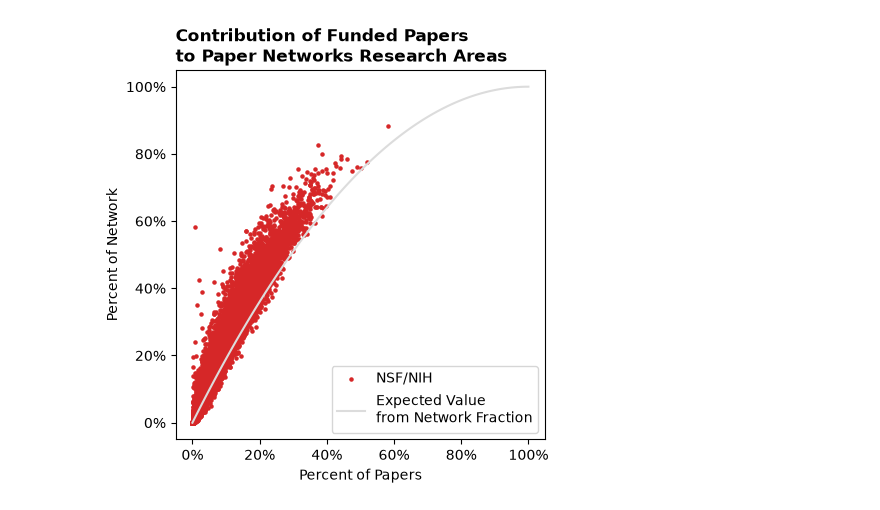
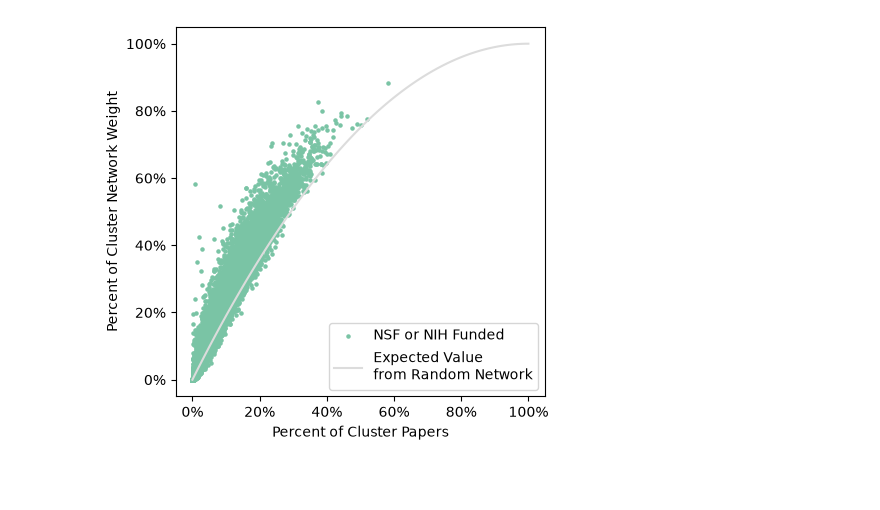
Before and after one commit to georgetown-cset/research_cluster_extreme_growth_classifier, a Jupyter notebook: scripts/Basic Network Plots.ipynb, the cells around one changed output. Cells and saved outputs as stored; diff of their text form; code cells hidden in the pictures; blank space fills up the shorter version.

```diff
--- a/scripts/Basic Network Plots.ipynb
+++ b/scripts/Basic Network Plots.ipynb
@@ -29,6 +29,7 @@ from sklearn.linear_model import LinearRegression
 import statsmodels.api as sm
 # %%
 cset_colors = ['#1f77b4', '#ff7f0e', '#2ca02c', '#d62728', '#9467bd', '#8c564b', '#e377c2', '#7f7f7f', '#bcbd22', '#17becf']
+cset_colors = ["#0B1F41","#003DA6","#B53A6D","#7AC4A5","#F17F4C","#15AFD0","#839DC5","#E5BF21"]
 # %%
 client = bigquery.Client()
 # %%
@@ -306,7 +311,7 @@ size = 5
 
 x1 = network_stats['frac_nodes_nsfnih']
 y1 = network_stats['frac_weight_nsfnih']
-plt.scatter(x1, y1, c=cset_colors[3], s = size, label='NSF/NIH')
+plt.scatter(x1, y1, c=cset_colors[3], s = size, label='NSF or NIH Funded')
 
 x2 = network_stats['frac_nodes_nih']
 y2 = network_stats['frac_weight_nih']
@@ -319,35 +324,35 @@ y3 = network_stats['frac_weight_nsf']
 # Non Funded papers
 
 x11 = network_stats['frac_nodes_nonnsfnih']
 y11 = network_stats['frac_weight_nonnsfnih']
 #plt.scatter(x11, y11, c=cset_colors[4], s = size, label='Non NSF/NIH')
 
 x22 = network_stats['frac_nodes_nonnih']
 y22 = network_stats['frac_weight_nonnih']
 #plt.scatter(x22, y22, c=cset_colors[4], s = size, label='Non NIH')
 
 x33 = network_stats['frac_nodes_nonnsf']
 y33 = network_stats['frac_weight_nonnsf']
 #plt.scatter(x33, y33, c=cset_colors[5], s = size, label='Non NSF')
 
 x_pred = np.linspace(0,1,100)
 y_pred = x_pred * (2-x_pred)
 
-plt.plot(x_pred, y_pred, c='gainsboro', label='Expected Value\nfrom Network Fraction')
-plt.xlabel('Percent of Papers')
-plt.ylabel('Percent of Network')
+plt.plot(x_pred, y_pred, c='gainsboro', label='Expected Value\nfrom Random Network')
+plt.xlabel('Percent of Cluster Papers')
+plt.ylabel('Percent of Cluster Network Weight')
 
 plt.gca().xaxis.set_major_formatter(mtick.PercentFormatter(xmax=1.0))
 plt.gca().yaxis.set_major_formatter(mtick.PercentFormatter(xmax=1.0))
 
-plt.title('Contribution of Funded Papers\nto Paper Networks Research Areas', weight='bold', loc='left')
+#plt.title('Contribution of Funded Papers\nto Cluster Research Networks', weight='bold', loc='left')
 
 plt.legend()
 plt.gca().set_aspect('equal')
 
 plt.savefig('../figures/contribution_funded_papers_research_cluster_network.png', transparent=True, bbox_inches='tight')
 plt.savefig('../figures/contribution_funded_papers_research_cluster_network.pdf', bbox_inches='tight')
 
 plt.show()
 # %% [output]
-[figure, old version]
+[figure, new version]
```
Also changed, not shown: parts of 4 cells of this notebook, 24 other files.
